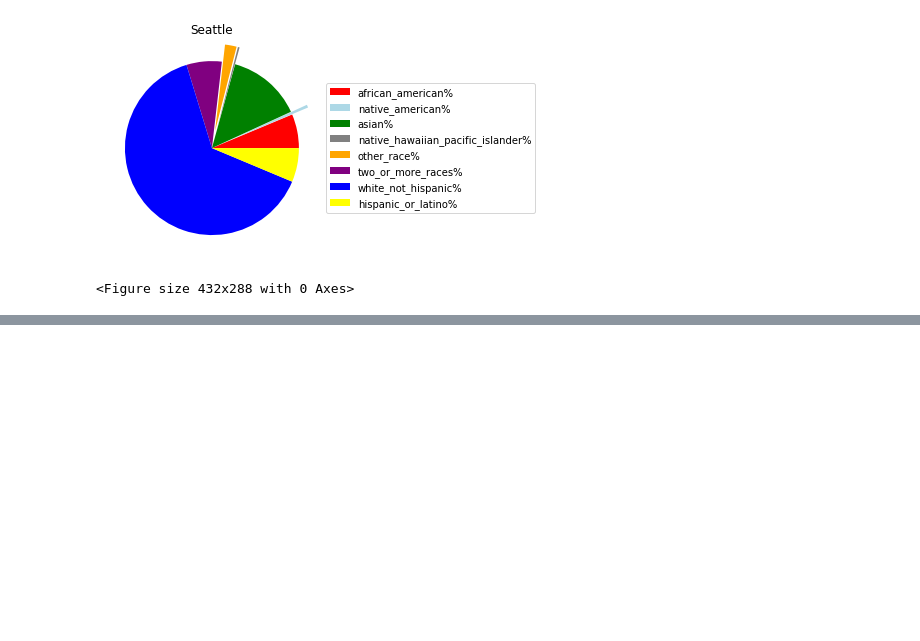
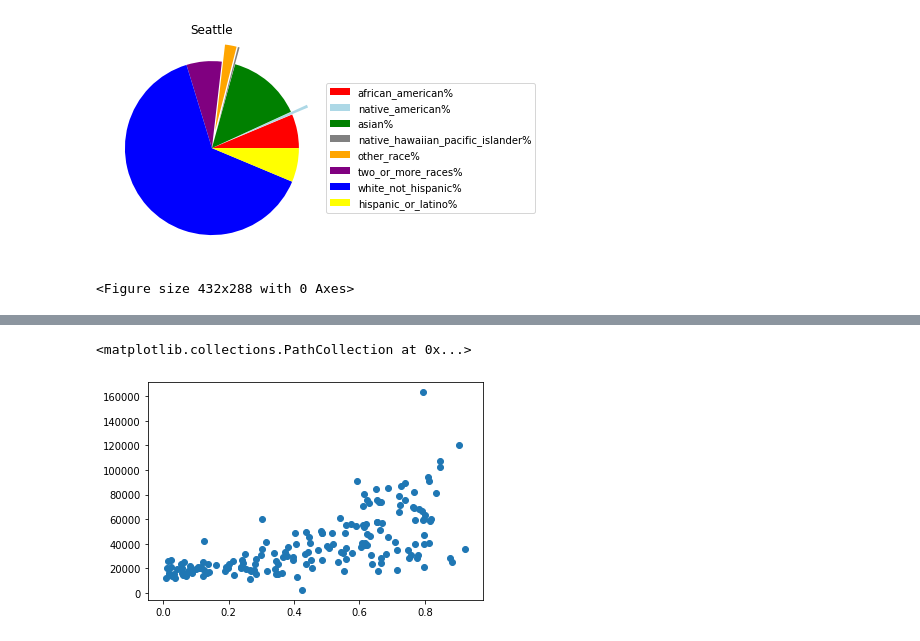
Before and after one commit to DPintacasi/teamcobra_project1, a Jupyter notebook: Scripts/census_analysis.ipynb, the cells around one changed output, grey strips where cells are left out. Cells and saved outputs as stored; diff of their text form; code cells hidden in the pictures; blank space fills up the shorter version.

```diff
--- a/Scripts/census_analysis.ipynb
+++ b/Scripts/census_analysis.ipynb
@@ -69,0 +92,5 @@ for i,row in bycity.iterrows():
+# %%
+plt.scatter(income_data['white_not_hispanic%'],income_data['per_capita_income'])
+# %% [output]
+<matplotlib.collections.PathCollection at 0x...>
+[figure, added]
```
Also changed, not shown: parts of 3 cells of this notebook.
